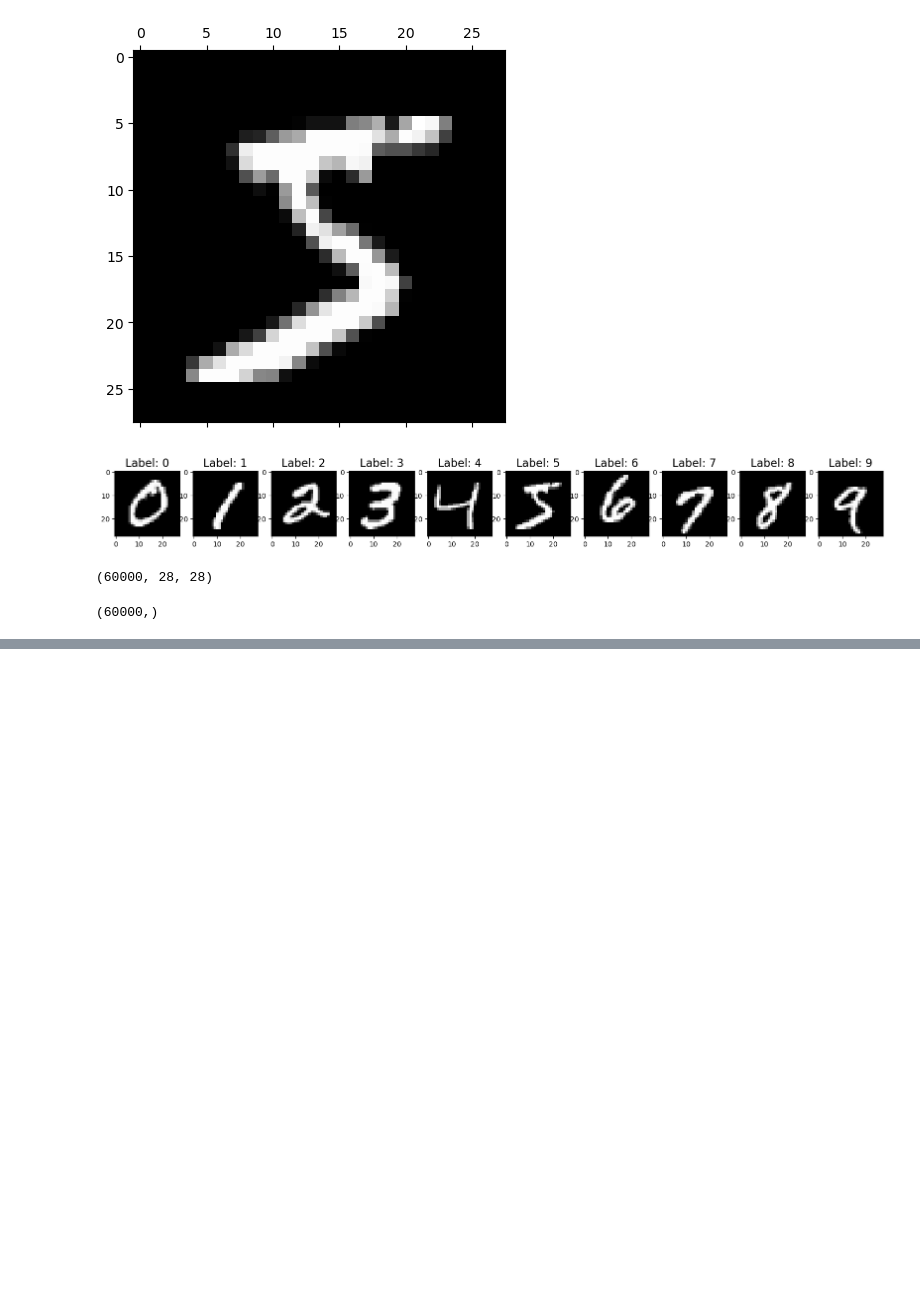
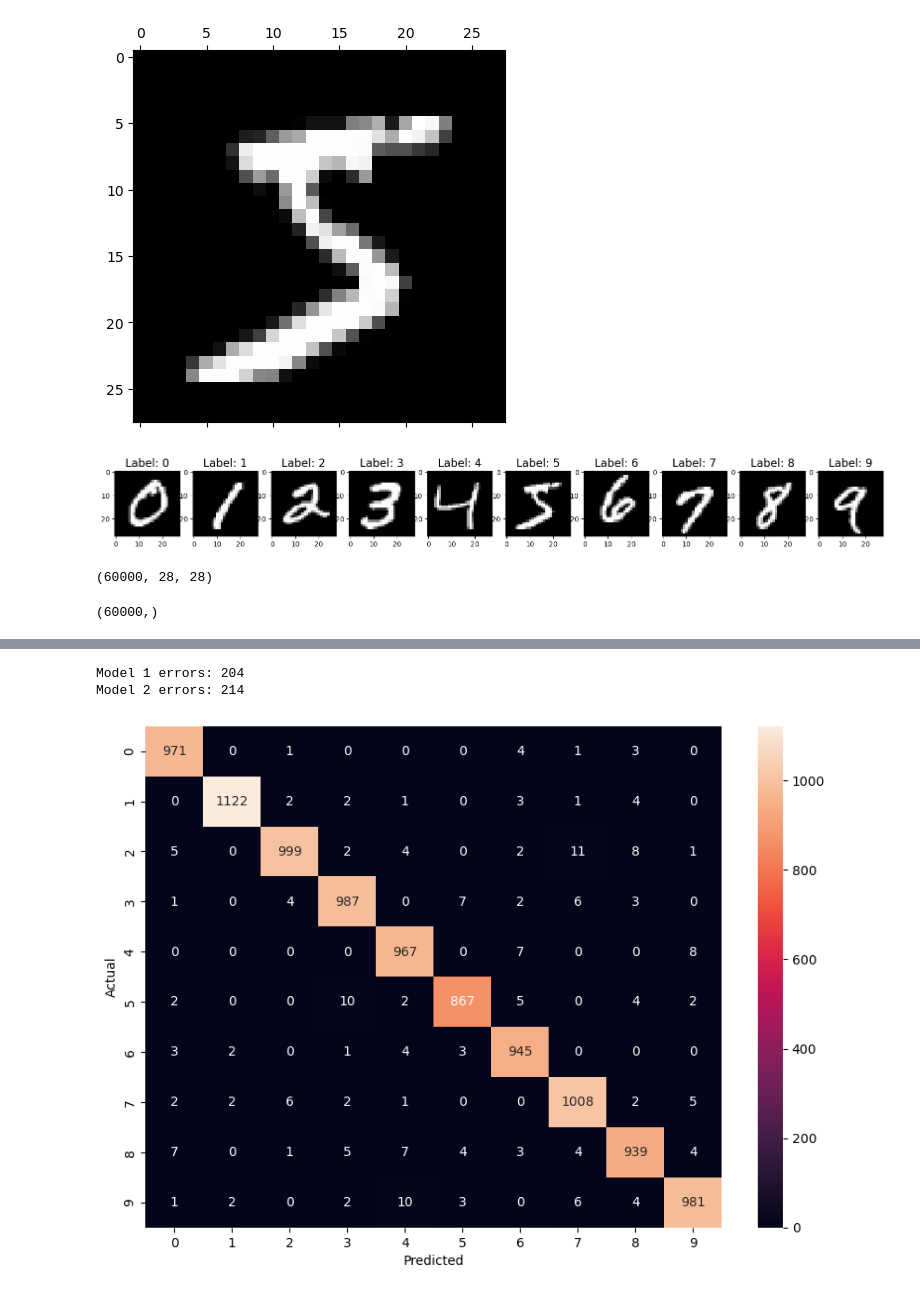
Before and after one commit to ApekshaShenoy/Lexicon-Course-Labs-Python, a Jupyter notebook: Machine_Learning/mnist/mnist.ipynb, the cells around one changed output, grey strips where cells are left out. Drawn from its saved outputs; the diff is of its cells as text; code cells hidden in the pictures; blank space fills up the shorter version.

```diff
--- a/Machine_Learning/mnist/mnist.ipynb
+++ b/Machine_Learning/mnist/mnist.ipynb
@@ -115,0 +119,16 @@ Actual:    2
+# %%
+model2 = keras.Sequential([
+    keras.layers.Flatten(input_shape=(28, 28)),
+    keras.layers.Dense(128, activation='relu'),
+    keras.layers.Dropout(0.2),
+    keras.layers.Dense(10, activation='softmax')
+])
+
+model2.compile(
+    optimizer='adam',
+    loss='sparse_categorical_crossentropy',
+    metrics=['accuracy']
+)
+
+model2.fit(x_train, y_train, epochs=10)
+model2.evaluate(x_test, y_test)
@@ -115,0 +154,3 @@ Actual:    2
+# %%
+predictions2 = model2.predict(x_test)
+predicted_labels2 = [np.argmax(p) for p in predictions2]
@@ -115,0 +159,19 @@ Actual:    2
+# %%
+errors_model1 = np.sum(predicted_labels != y_test)
+errors_model2 = np.sum(predicted_labels2 != y_test)
+
+print("Model 1 errors:", errors_model1)
+print("Model 2 errors:", errors_model2)
+# %% [output]
+Model 1 errors: 204
+Model 2 errors: 214
+# %%
+cm2 = tf.math.confusion_matrix(y_test, predicted_labels2)
+
+plt.figure(figsize=(10,7))
+sns.heatmap(cm2, annot=True, fmt='d')
+plt.xlabel('Predicted')
+plt.ylabel('Actual')
+plt.show()
+# %% [output]
+[figure, added]
```
Also changed, not shown: parts of 5 cells of this notebook.
